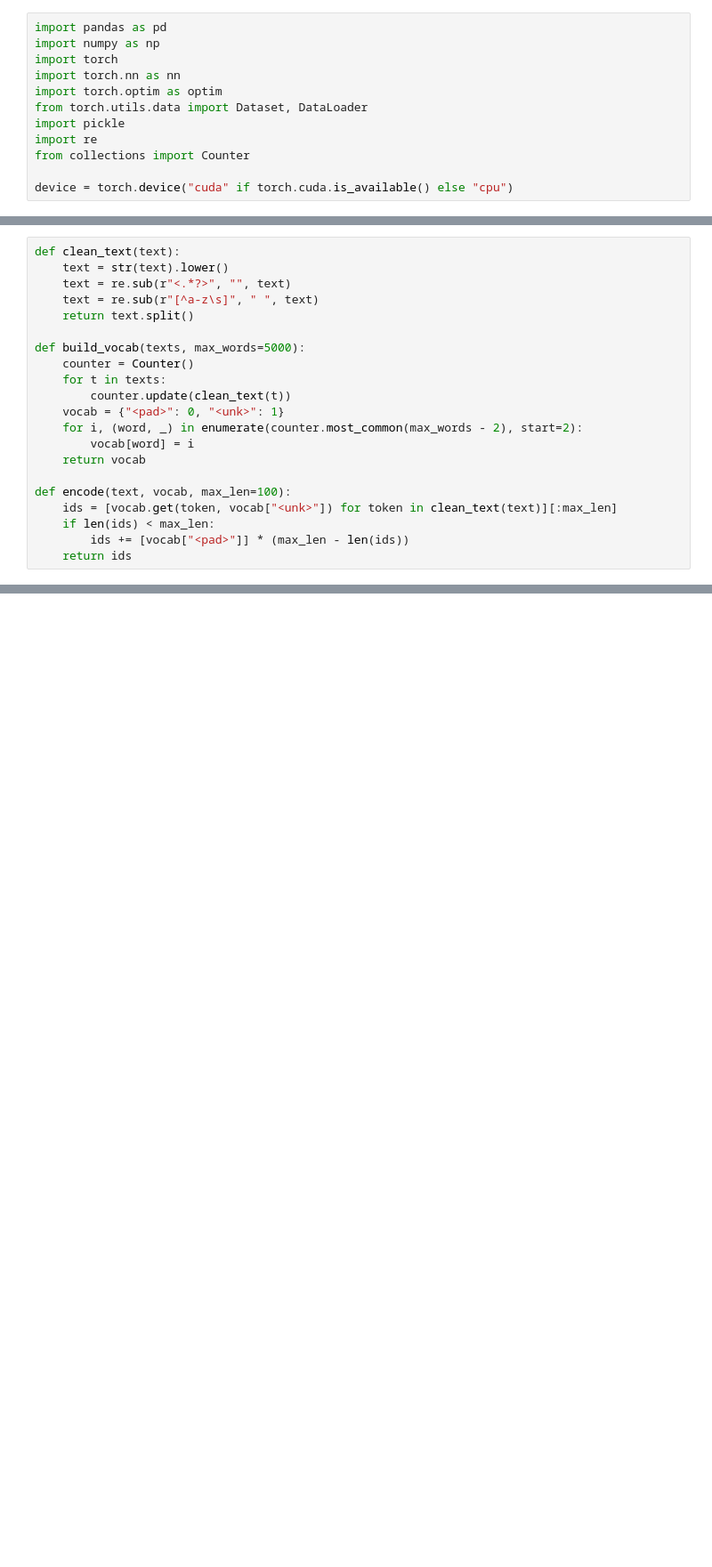
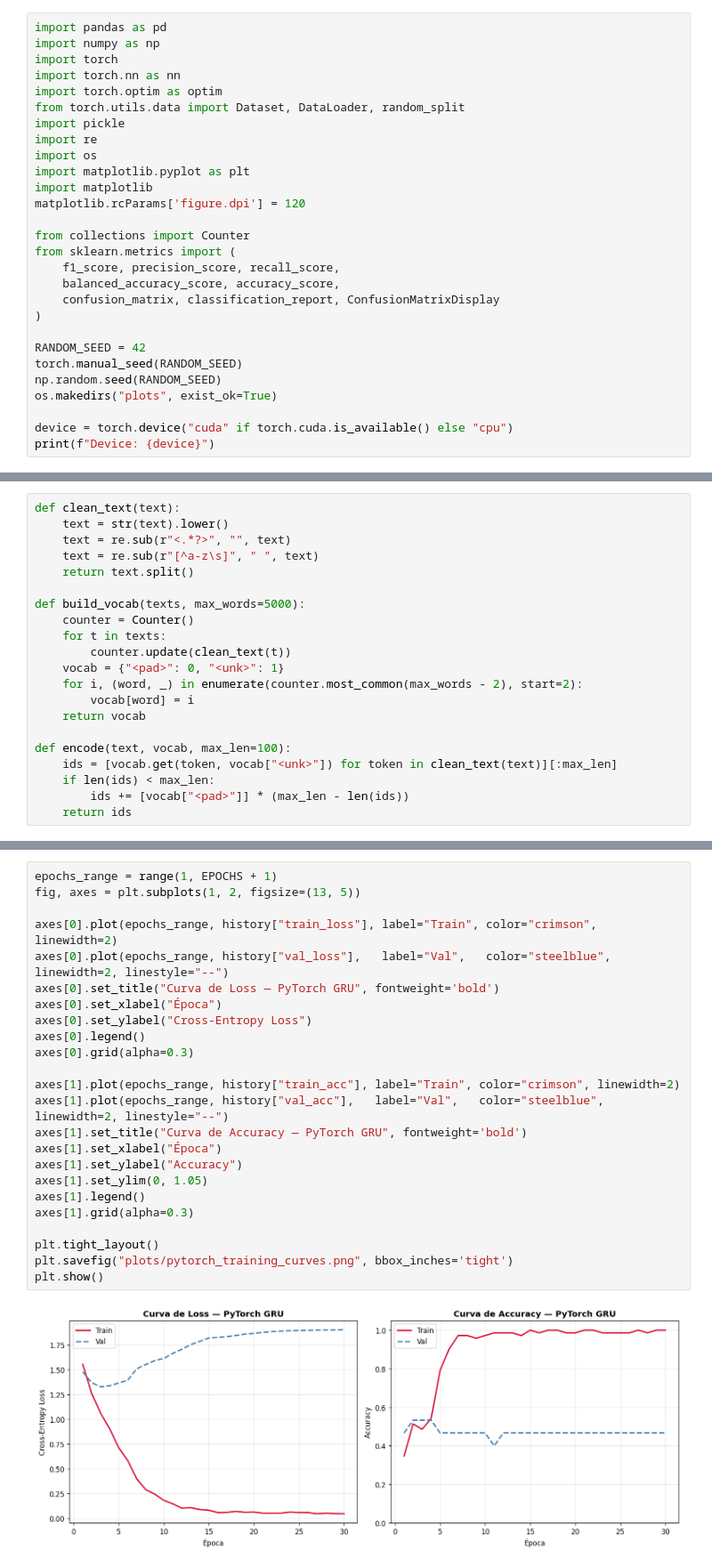
Before and after one commit to gabrielRibeir0/llm-detector, a Jupyter notebook: 2_Treino_PyTorch.ipynb, the cells around one changed output, grey strips where cells are left out. Shown at 89% size. Saved outputs shown, nothing was run; the diff lists cells and outputs as text; blank space fills up the shorter version.

```diff
--- a/2_Treino_PyTorch.ipynb
+++ b/2_Treino_PyTorch.ipynb
@@ -4,9 +7,25 @@ import numpy as np
 import torch
 import torch.nn as nn
 import torch.optim as optim
-from torch.utils.data import Dataset, DataLoader
+from torch.utils.data import Dataset, DataLoader, random_split
 import pickle
 import re
+import os
+import matplotlib.pyplot as plt
+import matplotlib
+matplotlib.rcParams['figure.dpi'] = 120
+
 from collections import Counter
+from sklearn.metrics import (
+    f1_score, precision_score, recall_score,
+    balanced_accuracy_score, accuracy_score,
+    confusion_matrix, classification_report, ConfusionMatrixDisplay
+)
+
+RANDOM_SEED = 42
+torch.manual_seed(RANDOM_SEED)
+np.random.seed(RANDOM_SEED)
+os.makedirs("plots", exist_ok=True)
 
 device = torch.device("cuda" if torch.cuda.is_available() else "cpu")
+print(f"Device: {device}")
@@ -96,0 +230,26 @@ for epoch in range(25): # Podem aumentar para 25 épocas
+# %%
+epochs_range = range(1, EPOCHS + 1)
+fig, axes = plt.subplots(1, 2, figsize=(13, 5))
+
+axes[0].plot(epochs_range, history["train_loss"], label="Train", color="crimson", linewidth=2)
+axes[0].plot(epochs_range, history["val_loss"],   label="Val",   color="steelblue", linewidth=2, linestyle="--")
+axes[0].set_title("Curva de Loss — PyTorch GRU", fontweight='bold')
+axes[0].set_xlabel("Época")
+axes[0].set_ylabel("Cross-Entropy Loss")
+axes[0].legend()
+axes[0].grid(alpha=0.3)
+
+axes[1].plot(epochs_range, history["train_acc"], label="Train", color="crimson", linewidth=2)
+axes[1].plot(epochs_range, history["val_acc"],   label="Val",   color="steelblue", linewidth=2, linestyle="--")
+axes[1].set_title("Curva de Accuracy — PyTorch GRU", fontweight='bold')
+axes[1].set_xlabel("Época")
+axes[1].set_ylabel("Accuracy")
+axes[1].set_ylim(0, 1.05)
+axes[1].legend()
+axes[1].grid(alpha=0.3)
+
+plt.tight_layout()
+plt.savefig("plots/pytorch_training_curves.png", bbox_inches='tight')
+plt.show()
+# %% [output]
+[figure, added]
```
Also changed, not shown: parts of 17 cells of this notebook, 16 other files.
